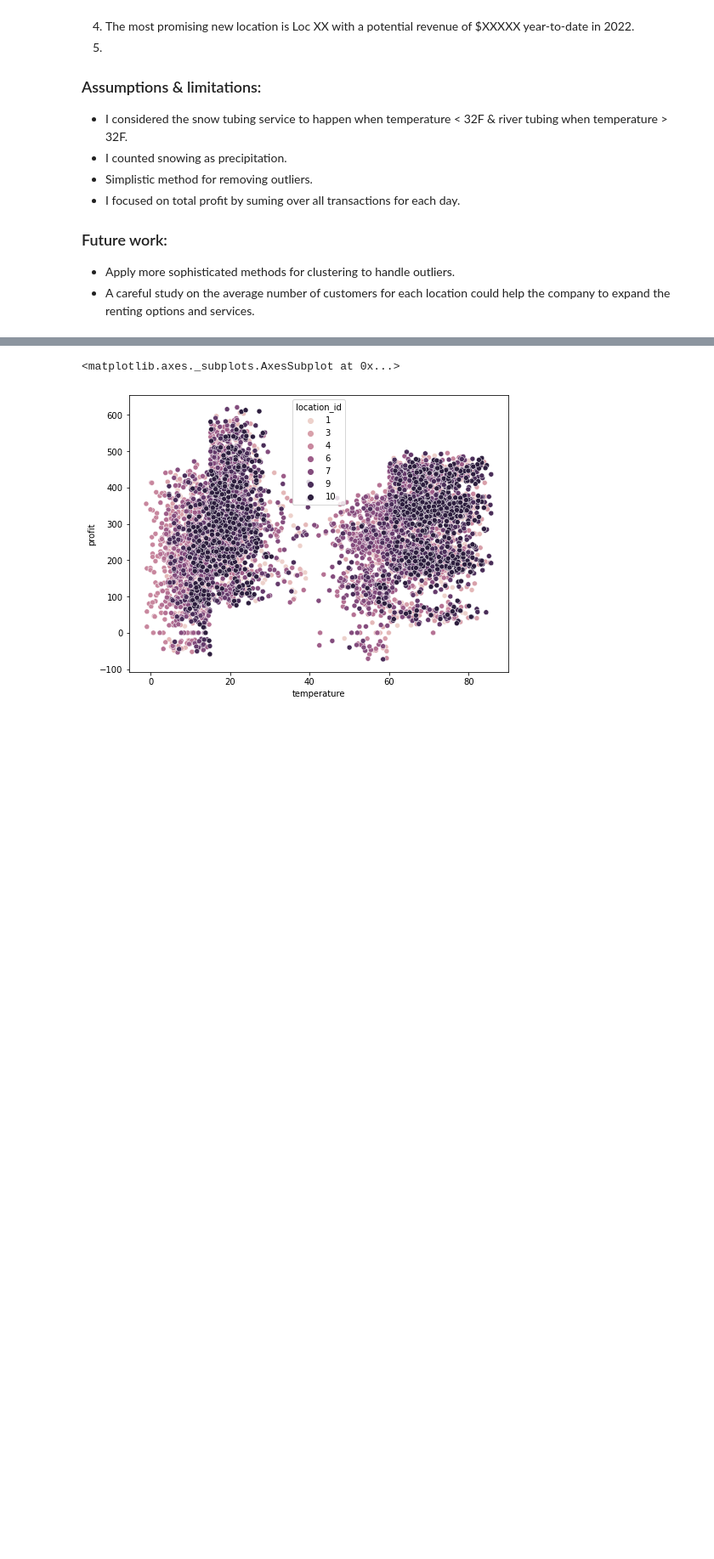
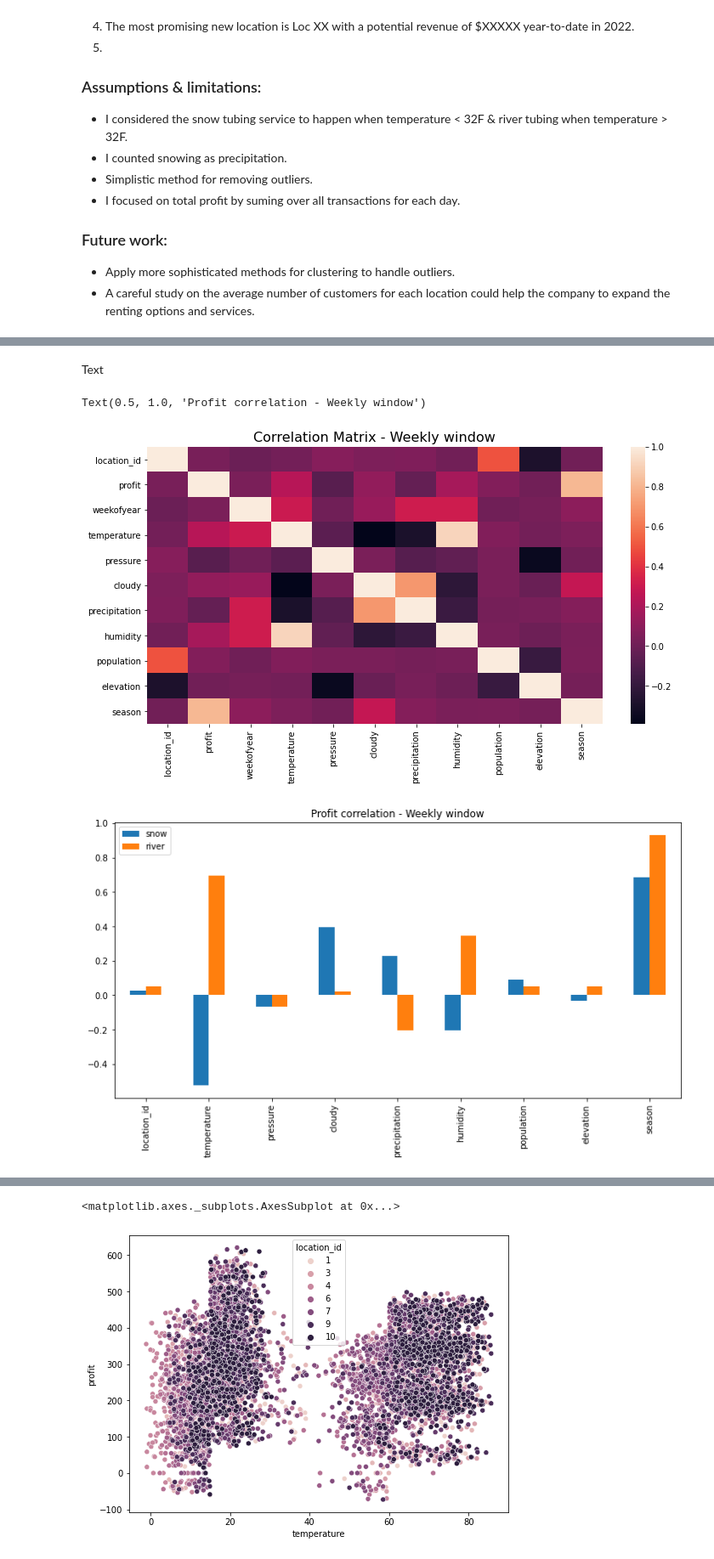
Before and after one commit to gdesousa2/intern-take-home-assessment, a Jupyter notebook: 3m_assessment_gdesousa.ipynb, the cells around one changed output, grey strips where cells are left out. Shown at 85% size. Saved outputs shown, nothing was run; the diff lists cells and outputs as text; code cells hidden in the pictures; blank space fills up the shorter version.

```diff
--- a/3m_assessment_gdesousa.ipynb
+++ b/3m_assessment_gdesousa.ipynb
@@ -440,0 +207,23 @@ df_yea.unstack('date').plot.bar(figsize=(8,6))
+# %% [markdown]
+Text
+# %%
+# Correlation Matrix for normalized Dt=daily profit dataframe
+fig = plt.figure(figsize=(12, 6))
+h = sns.heatmap(df_profit_norm_weekly.corr())
+#plt.xticks(range(df_profit_norm.select_dtypes(['number']).shape[1]), df_profit_norm.select_dtypes(['number']).columns, fontsize=14, rotation=45)
+#plt.yticks(range(df_profit_norm.select_dtypes(['number']).shape[1]), df_profit_norm.select_dtypes(['number']).columns, fontsize=14)
+#cb = plt.colorbar()
+#cb.ax.tick_params(labelsize=14)
+h.set_title('Correlation Matrix - Weekly window', fontsize=16)
+
+# Profit correlation to the other variables
+df_cor = pd.DataFrame()
+for rent in ['snow', 'river']:
+    df_cor[rent] = df_profit_norm_weekly[df_profit_norm_weekly['rent']==rent].drop('weekofyear',axis=1).corr()['profit'].drop('profit')
+df_cor.plot.bar(figsize=(12, 6))
+#df_nor[df_nor['rent']=='river'].corr()['profit'].drop('profit').plot.bar()
+plt.title('Profit correlation - Weekly window')
+# %% [output]
+Text(0.5, 1.0, 'Profit correlation - Weekly window')
+[figure, added]
+[figure, added]
```
Also changed, not shown: parts of 33 cells of this notebook.
